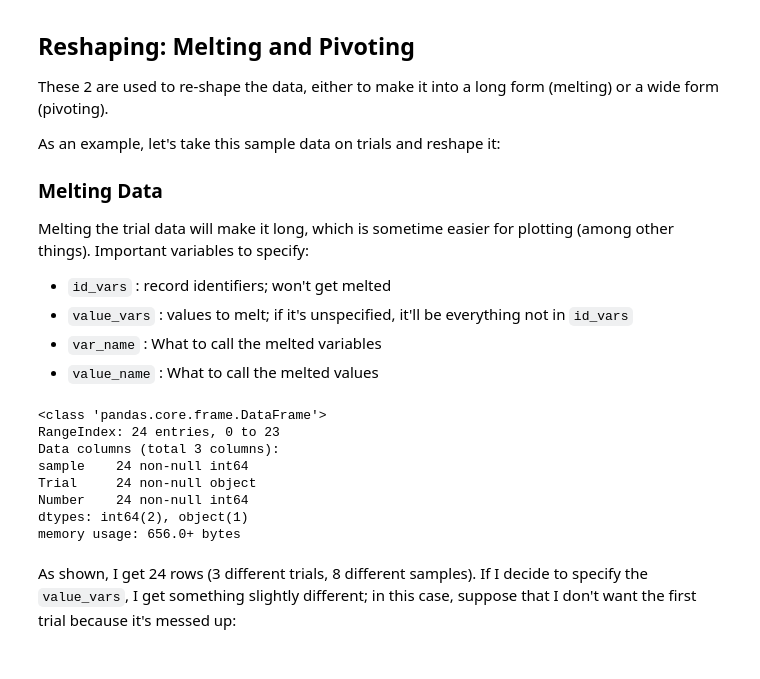
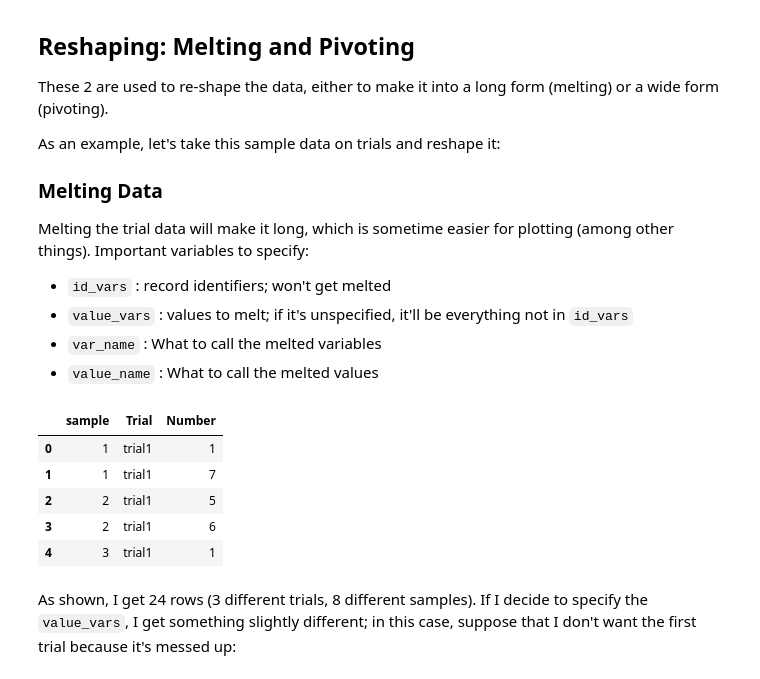
Before and after one commit to marichards/DS_Pipelines, a Jupyter notebook: Cleaning.ipynb, the cells around one changed output. Saved outputs shown, nothing was run; the diff lists cells and outputs as text; code cells hidden in the pictures.

```diff
--- a/Cleaning.ipynb
+++ b/Cleaning.ipynb
@@ -940,18 +943,16 @@ Melting the trial data will make it long, which is sometime easier for plotting
 # %%
 # Melt with samples as IDs; name the results
 generic_melt = pd.melt(trials, id_vars="sample",
                        var_name = 'Trial',
                        value_name = 'Number')
-generic_melt.info()
+generic_melt.head()
 # %% [output]
-<class 'pandas.core.frame.DataFrame'>
-RangeIndex: 24 entries, 0 to 23
-Data columns (total 3 columns):
-sample    24 non-null int64
-Trial     24 non-null object
-Number    24 non-null int64
-dtypes: int64(2), object(1)
-memory usage: 656.0+ bytes
+|  | sample | Trial | Number |
+| 0 | 1 | trial1 | 1 |
+| 1 | 1 | trial1 | 7 |
+| 2 | 2 | trial1 | 5 |
+| 3 | 2 | trial1 | 6 |
+| 4 | 3 | trial1 | 1 |
 # %% [markdown]
 As shown, I get 24 rows (3 different trials, 8 different samples). If I decide to specify the `value_vars`, I get something slightly different; in this case, suppose that I don't want the first trial because it's messed up:
 # %%
```
Also changed, not shown: parts of 3 cells of this notebook, 19 other files.
